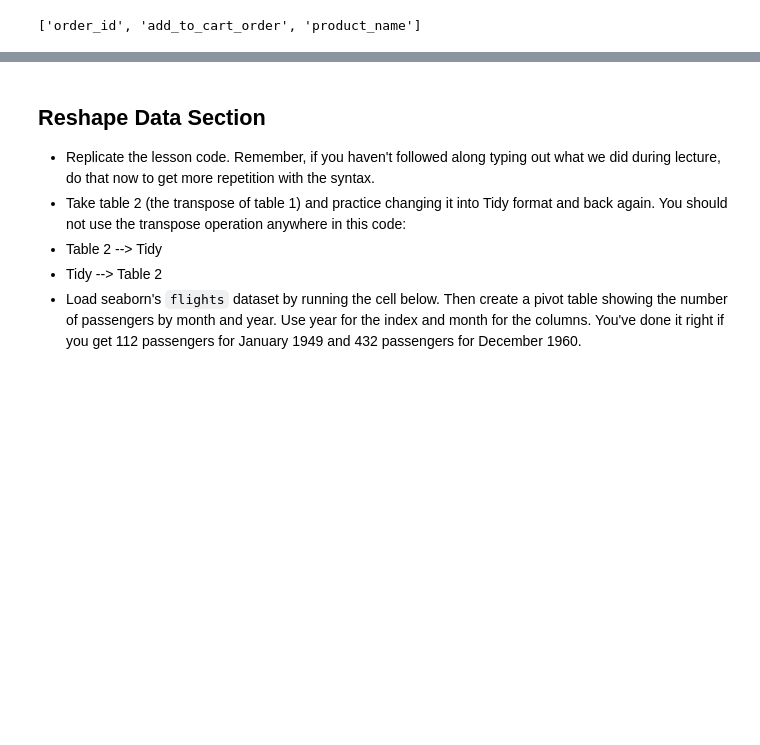
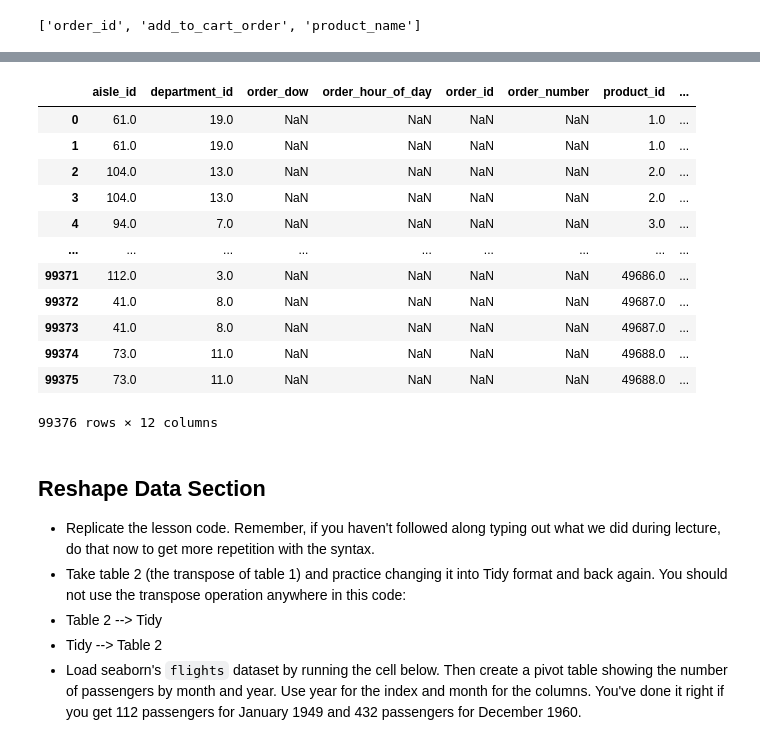
Before and after one commit to marianvinas/DS-Unit-1-Sprint-1-Data-Wrangling-and-Storytelling-1, a Jupyter notebook: module3-join-and-reshape-data/LS_DS_113_Join_and_Reshape_Data_Assignment.ipynb, the cells around one changed output, grey strips where cells are left out. Saved outputs shown, nothing was run; the diff lists cells and outputs as text; code cells hidden in the pictures; blank space fills up the shorter version.

```diff
--- a/module3-join-and-reshape-data/LS_DS_113_Join_and_Reshape_Data_Assignment.ipynb
+++ b/module3-join-and-reshape-data/LS_DS_113_Join_and_Reshape_Data_Assignment.ipynb
@@ -254,3 +250,20 @@ merged
+# %%
+final = pd.merge(merged, products[['product_id', 'product_name']], how='inner', on='product_id')
+final
+# %% [output]
+|  | aisle_id | department_id | order_dow | order_hour_of_day | order_id | order_number | product_id | ... |
+| 0 | 61.0 | 19.0 | NaN | NaN | NaN | NaN | 1.0 | ... |
+| 1 | 61.0 | 19.0 | NaN | NaN | NaN | NaN | 1.0 | ... |
+| 2 | 104.0 | 13.0 | NaN | NaN | NaN | NaN | 2.0 | ... |
+| 3 | 104.0 | 13.0 | NaN | NaN | NaN | NaN | 2.0 | ... |
+| 4 | 94.0 | 7.0 | NaN | NaN | NaN | NaN | 3.0 | ... |
+| ... | ... | ... | ... | ... | ... | ... | ... | ... |
+| 99371 | 112.0 | 3.0 | NaN | NaN | NaN | NaN | 49686.0 | ... |
+| 99372 | 41.0 | 8.0 | NaN | NaN | NaN | NaN | 49687.0 | ... |
+| 99373 | 41.0 | 8.0 | NaN | NaN | NaN | NaN | 49687.0 | ... |
+| 99374 | 73.0 | 11.0 | NaN | NaN | NaN | NaN | 49688.0 | ... |
+| 99375 | 73.0 | 11.0 | NaN | NaN | NaN | NaN | 49688.0 | ... |
+99376 rows × 12 columns
 # %% [markdown]
 ## Reshape Data Section
 
```
Also changed, not shown: parts of 5 cells of this notebook.
